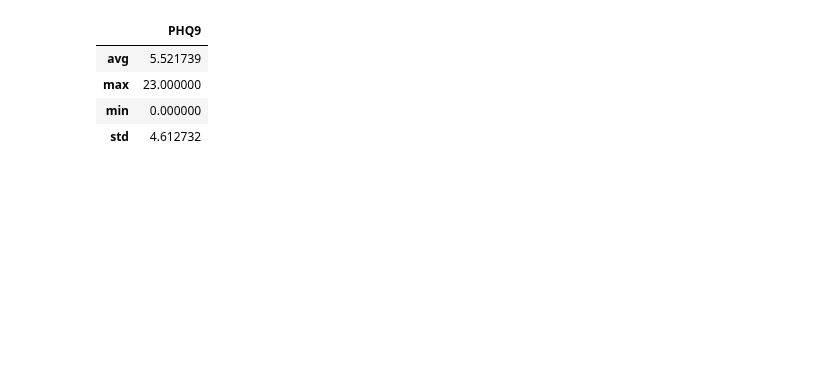
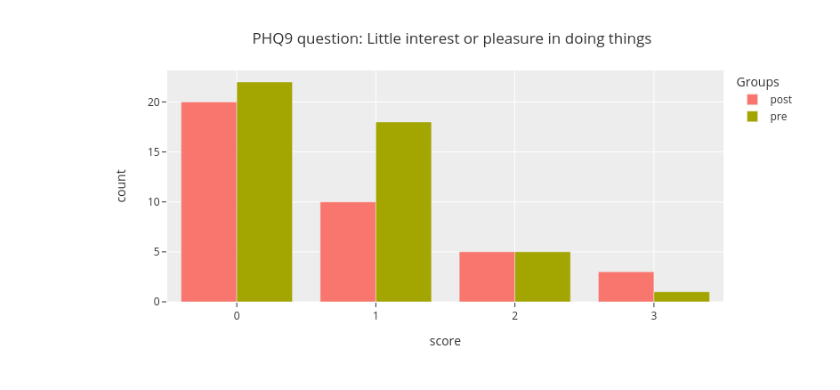
Before and after one commit to digitraceslab/niimpy, a Jupyter notebook: docs/demo_notebooks/student_life_example.ipynb, the cells around one changed output. Cells and saved outputs as stored; diff of their text form; code cells hidden in the pictures; blank space fills up the shorter version.

Commit message:
Add the example to index and include an exploratory figure

```diff
--- a/docs/demo_notebooks/student_life_example.ipynb
+++ b/docs/demo_notebooks/student_life_example.ipynb
@@ -6,13 +6,27 @@ In this example we download, preprocess and explore the [StudentLife Dataset](ht
 
 1.: Wang, Rui, Fanglin Chen, Zhenyu Chen, Tianxing Li, Gabriella Harari, Stefanie Tignor, Xia Zhou, Dror Ben-Zeev, and Andrew T. Campbell. "StudentLife: Assessing Mental Health, Academic Performance and Behavioral Trends of College Students using Smartphones." In Proceedings of the ACM Conference on Ubiquitous Computing. 2014.
 # %%
+import plotly.express as px
+import plotly.io as pio
+import warnings
 from math import nan, inf
 import pandas as pd
 import niimpy
 from niimpy.exploration.eda import countplot
 from niimpy.preprocessing import survey
+from niimpy.exploration.eda import categorical
 from kaggle.api.kaggle_api_extended import KaggleApi
 import zipfile
+
+# Plotly settings. Feel free to adjust to your needs.
+pio.renderers.default = "png"
+pio.templates.default = "seaborn"
+px.defaults.template = "ggplot2"
+px.defaults.color_continuous_scale = px.colors.sequential.RdBu
+px.defaults.width = 1200
+px.defaults.height = 482
+warnings.filterwarnings("ignore")
+
 api = KaggleApi()
 api.authenticate()
 
@@ -47,5 +61,4 @@ transformed_df['answer'] = survey.survey_convert_to_numerical_answer(
     transformed_df, answer_col = 'raw_answer', question_id = 'id',
     id_map={"PHQ9": PHQ9_ANSWER_MAP}, use_prefix=True
 )
-transformed_df = transformed_df[transformed_df["type"] == "pre"]
 transformed_df = transformed_df.set_index("user")
@@ -54,9 +65,14 @@ scores = survey.survey_sum_scores(transformed_df, "PHQ9")
-# %%
-stats = survey.survey_print_statistic(transformed_df, question_id_col = 'id', answer_col = 'answer')
-pd.DataFrame(stats)
-# %% [output]
-|  | PHQ9 |
-| avg | 5.521739 |
-| max | 23.000000 |
-| min | 0.000000 |
-| std | 4.612732 |
+# %%
+fig = categorical.questionnaire_grouped_summary(
+    transformed_df,
+    question='PHQ9_1',
+    group='type',
+    title='PHQ9 question: Little interest or pleasure in doing things',
+    xlabel='score',
+    ylabel='count',
+    width=800,
+    height=400
+)
+fig.show()
+# %% [output]
+[figure, added]
```
Also changed, not shown: parts of 5 cells of this notebook, 1 other file.
